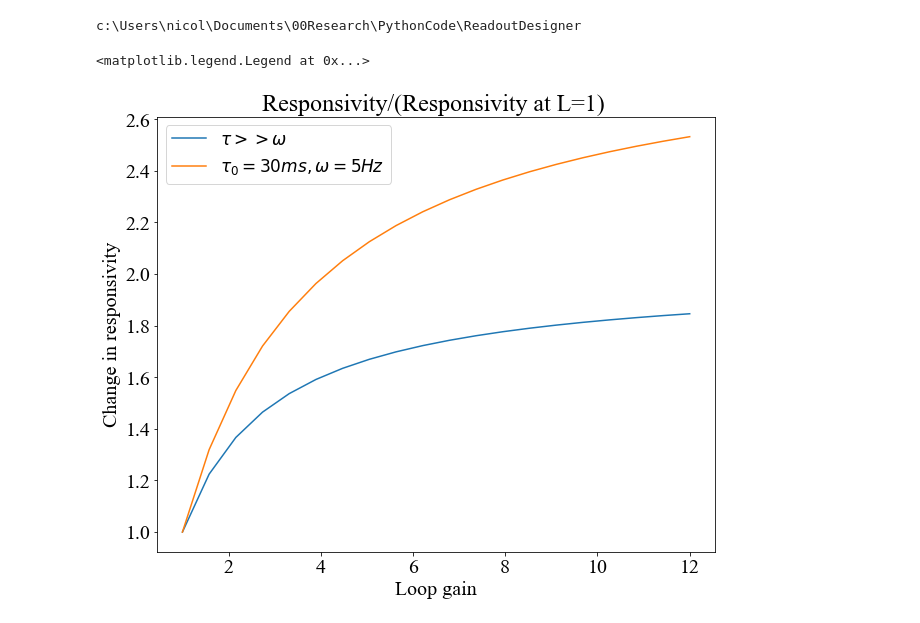
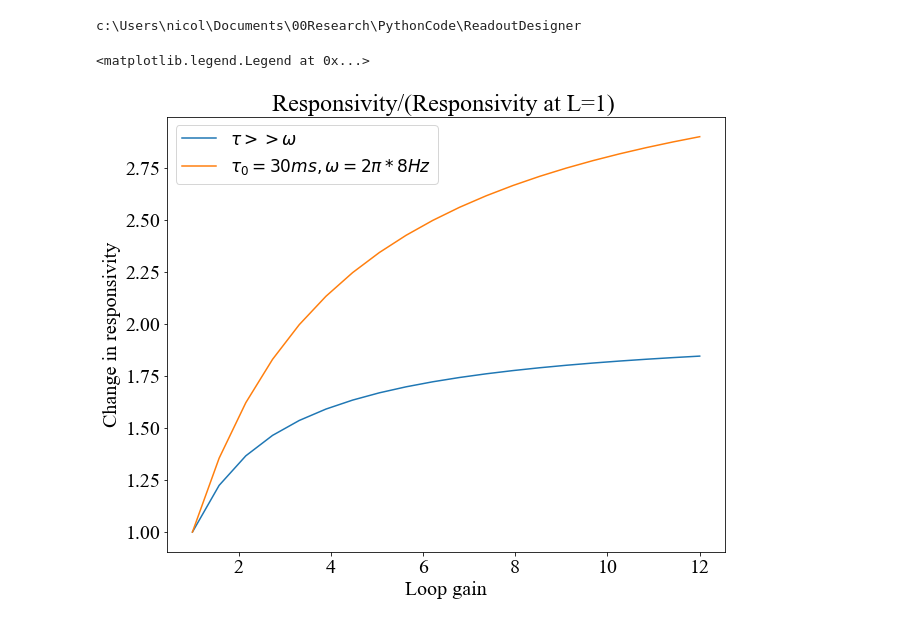
Before and after one commit to nfarias95/ReadoutDesigner, a Jupyter notebook: dfmux_simulations/simulate_responsivity.ipynb, the cells around one changed output. Drawn from its saved outputs; the diff is of its cells as text; code cells hidden in the pictures.

```diff
--- a/dfmux_simulations/simulate_responsivity.ipynb
+++ b/dfmux_simulations/simulate_responsivity.ipynb
@@ -28,7 +28,7 @@ omega = None
 
 # What if detectors are slow?
 tau_0 = 30e-3 # s
-omega = 5 * 2 * np.pi # Hz
+omega = 8 * 2 * np.pi # Hz
 
 
 for l, lg in enumerate(loop_gains):
@@ -41,11 +41,11 @@ for l, lg in enumerate(loop_gains):
 # %%
 plt.figure(1, figsize=FIG_SIZE)
 plt.plot(loop_gains, S_Is/S_Is[0], label = '$\\tau >> \\omega $')
-plt.plot(loop_gains, S_Is_slow/S_Is_slow[0], label='$\\tau_0 = 30ms, \\omega = 5 Hz $')
+plt.plot(loop_gains, S_Is_slow/S_Is_slow[0], label='$\\tau_0 = {:.0f} ms, \\omega = 2 \\pi * {:.0f} Hz $'.format(tau_0*1000, omega/(2*np.pi)))
 plt.xlabel("Loop gain")
 plt.ylabel("Change in responsivity")
 plt.title("Responsivity/(Responsivity at L=1) ")
 plt.legend()
 # %% [output]
 <matplotlib.legend.Legend at 0x...>
-[figure, old version]
+[figure, new version]
```
Also changed, not shown: 4 other files.
